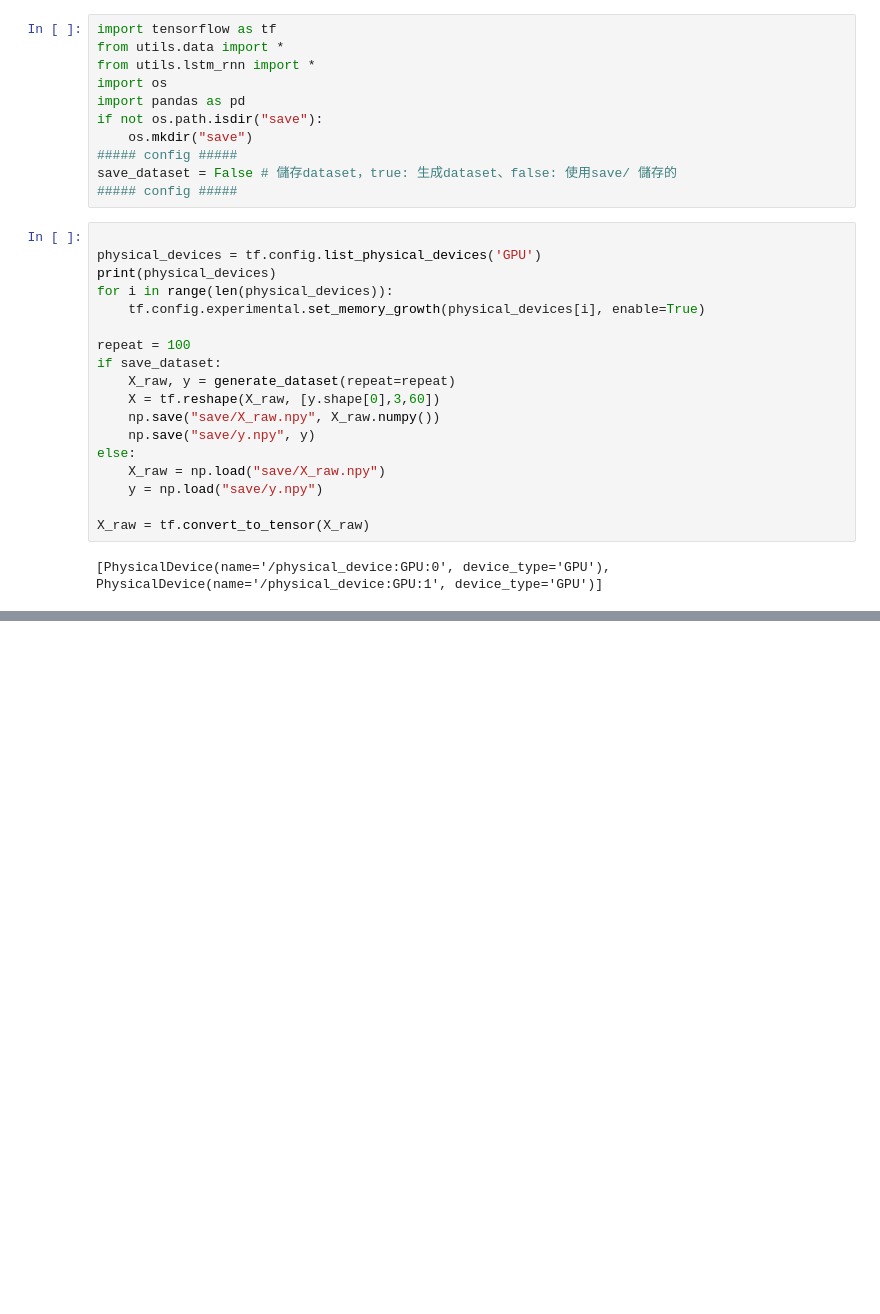
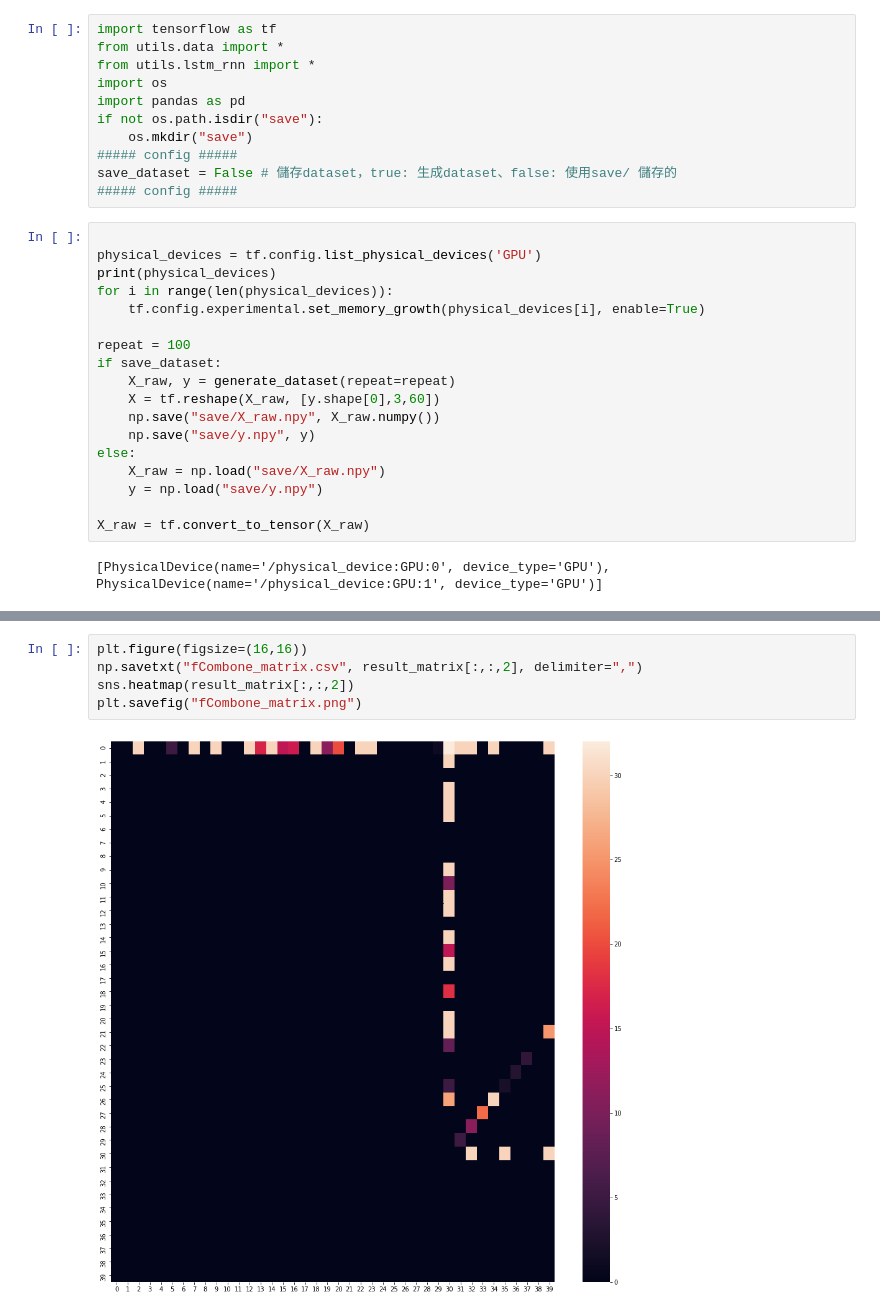
Before and after one commit to alanhc/Trembling-research, a Jupyter notebook: run-v8.ipynb, the cells around one changed output, grey strips where cells are left out. Cells and saved outputs as stored; diff of their text form; blank space fills up the shorter version.

```diff
--- a/run-v8.ipynb
+++ b/run-v8.ipynb
@@ -100,0 +260,7 @@ ValueError: in user code:
+# %%
+plt.figure(figsize=(16,16))
+np.savetxt("fCombone_matrix.csv", result_matrix[:,:,2], delimiter=",")
+sns.heatmap(result_matrix[:,:,2])
+plt.savefig("fCombone_matrix.png")
+# %% [output]
+[figure, added]
```
Also changed, not shown: parts of 25 cells of this notebook, 12 other files.
